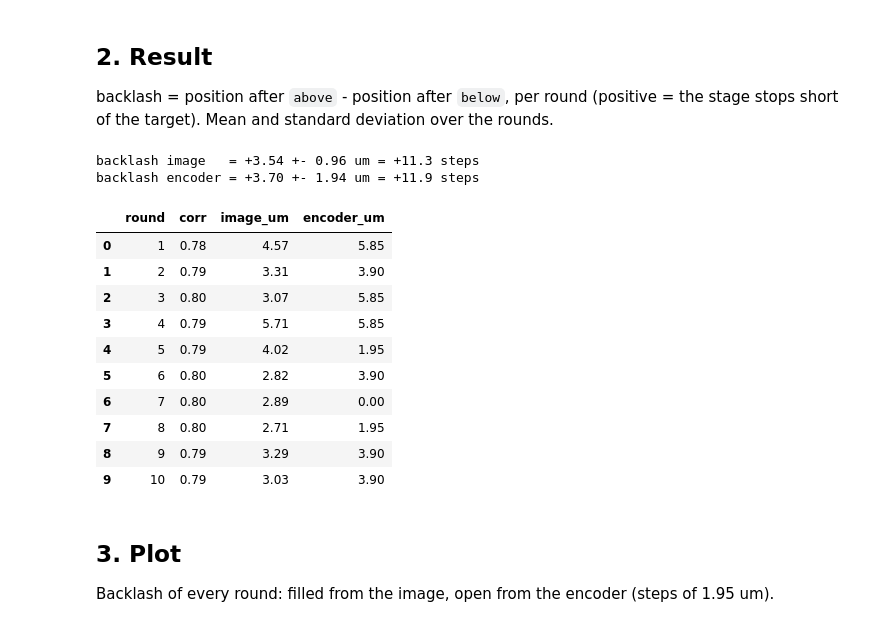
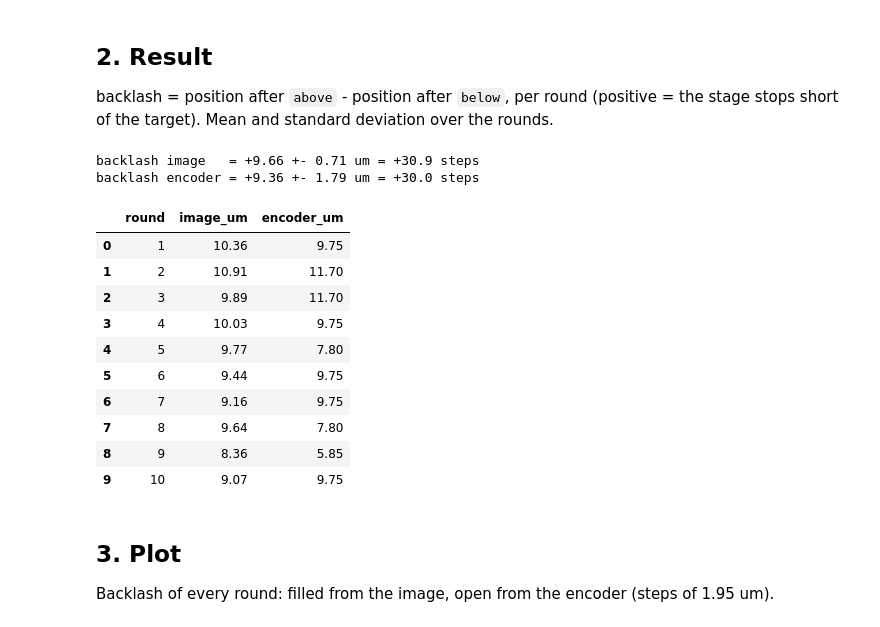
Before and after one commit to haikew/uc2-esp32, a Jupyter notebook: tools/PYTHON/encoder_test/backlash.ipynb, the cells around one changed output. Cells and saved outputs as stored; diff of their text form; code cells hidden in the pictures.

Commit message:
backlash test at higher speed and fixed exposure
Co-Authored-By: Claude Opus 5.5 <noreply@anthropic.com>

```diff
--- a/tools/PYTHON/encoder_test/backlash.ipynb
+++ b/tools/PYTHON/encoder_test/backlash.ipynb
@@ -102,26 +91,26 @@ pairs.round(3)
 backlash = position after `above` - position after `below`, per round
 (positive = the stage stops short of the target). Mean and standard deviation over the rounds.
 # %%
-pairs = pd.read_csv(IMAGE_CSV, usecols=["round", "image_um", "encoder_um", "corr"])
+pairs = pd.read_csv(IMAGE_CSV, usecols=["round", "image_um", "encoder_um"])
 
 image, encoder = pairs.image_um, pairs.encoder_um
 print(f"backlash image   = {image.mean():+.2f} +- {image.std():.2f} um = {image.mean() / UM_PER_STEP:+.1f} steps")
 print(f"backlash encoder = {encoder.mean():+.2f} +- {encoder.std():.2f} um = {encoder.mean() / UM_PER_STEP:+.1f} steps")
 pairs.round(2)
 # %% [output]
-backlash image   = +3.54 +- 0.96 um = +11.3 steps
-backlash encoder = +3.70 +- 1.94 um = +11.9 steps
+backlash image   = +9.66 +- 0.71 um = +30.9 steps
+backlash encoder = +9.36 +- 1.79 um = +30.0 steps
-|  | round | corr | image_um | encoder_um |
-| 0 | 1 | 0.78 | 4.57 | 5.85 |
-| 1 | 2 | 0.79 | 3.31 | 3.90 |
-| 2 | 3 | 0.80 | 3.07 | 5.85 |
-| 3 | 4 | 0.79 | 5.71 | 5.85 |
-| 4 | 5 | 0.79 | 4.02 | 1.95 |
-| 5 | 6 | 0.80 | 2.82 | 3.90 |
-| 6 | 7 | 0.80 | 2.89 | 0.00 |
-| 7 | 8 | 0.80 | 2.71 | 1.95 |
-| 8 | 9 | 0.79 | 3.29 | 3.90 |
-| 9 | 10 | 0.79 | 3.03 | 3.90 |
+|  | round | image_um | encoder_um |
+| 0 | 1 | 10.36 | 9.75 |
+| 1 | 2 | 10.91 | 11.70 |
+| 2 | 3 | 9.89 | 11.70 |
+| 3 | 4 | 10.03 | 9.75 |
+| 4 | 5 | 9.77 | 7.80 |
+| 5 | 6 | 9.44 | 9.75 |
+| 6 | 7 | 9.16 | 9.75 |
+| 7 | 8 | 9.64 | 7.80 |
+| 8 | 9 | 8.36 | 5.85 |
+| 9 | 10 | 9.07 | 9.75 |
 # %% [markdown]
 ## 3. Plot
 
```
Also changed, not shown: parts of 5 cells of this notebook, 1 other file.
